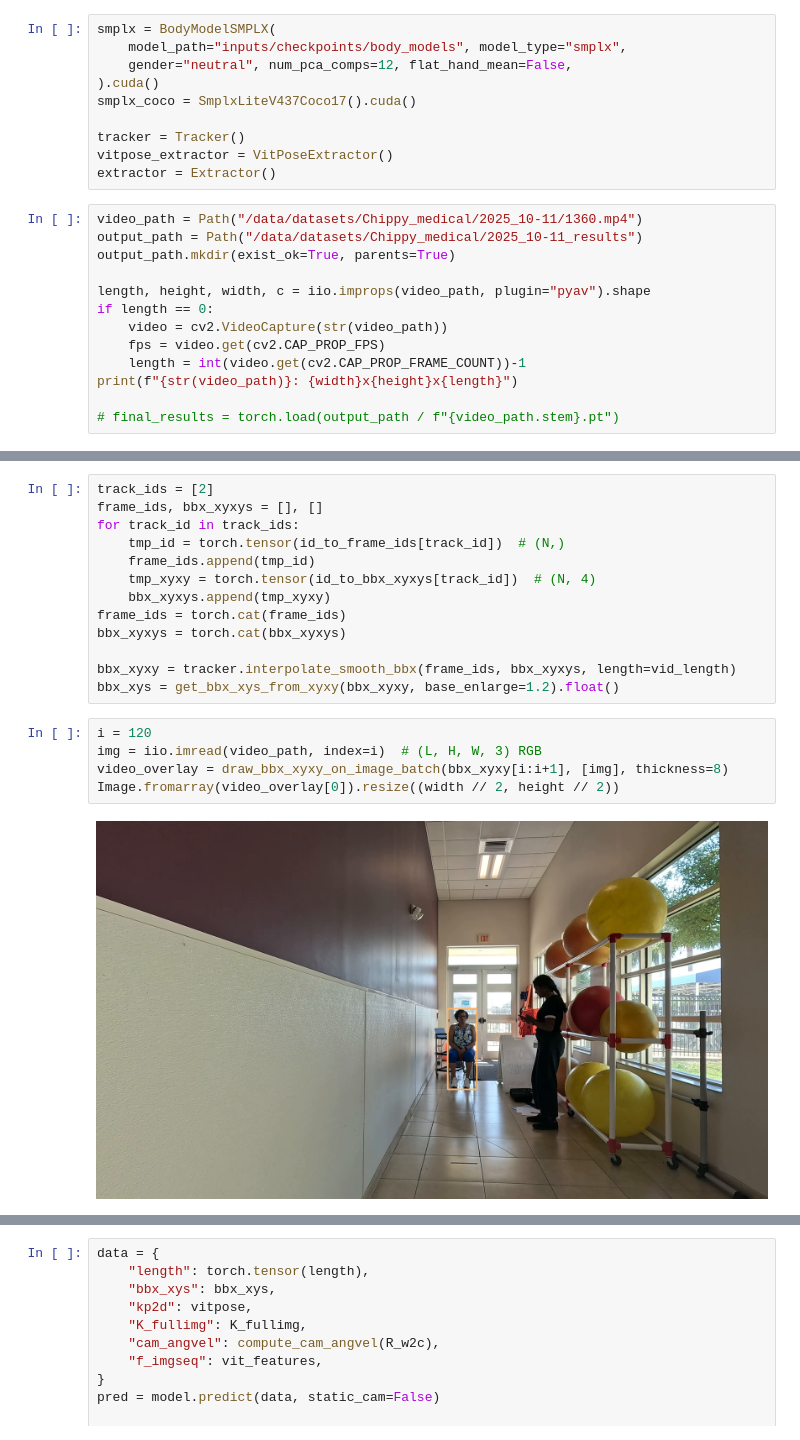
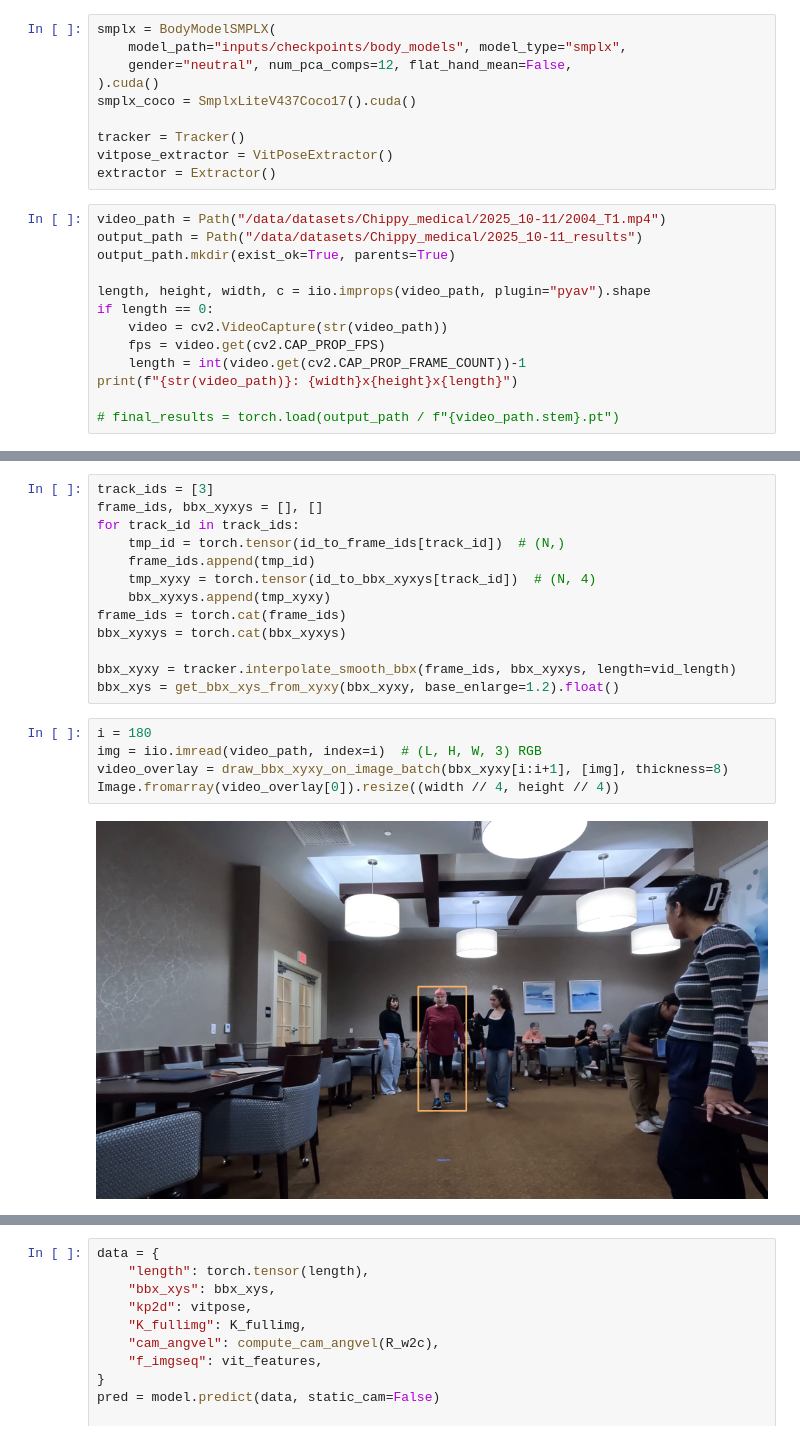
Before and after one commit to yj7082126/GVHMR, a Jupyter notebook: gait.ipynb, the cells around one changed output, grey strips where cells are left out. Cells and saved outputs as stored; diff of their text form.

```diff
--- a/gait.ipynb
+++ b/gait.ipynb
@@ -50,7 +51,7 @@ tracker = Tracker()
 vitpose_extractor = VitPoseExtractor()
 extractor = Extractor()
 # %%
-video_path = Path("/data/datasets/Chippy_medical/2025_10-11/1360.mp4")
+video_path = Path("/data/datasets/Chippy_medical/2025_10-11/2004_T1.mp4")
 output_path = Path("/data/datasets/Chippy_medical/2025_10-11_results")
 output_path.mkdir(exist_ok=True, parents=True)
 
@@ -80,5 +126,5 @@ track id 2: 2444 frames, ranges: [(0, 2443)]
 # %%
-track_ids = [2]
+track_ids = [3]
 frame_ids, bbx_xyxys = [], []
 for track_id in track_ids:
     tmp_id = torch.tensor(id_to_frame_ids[track_id])  # (N,)
@@ -91,12 +137,12 @@ bbx_xyxys = torch.cat(bbx_xyxys)
 bbx_xyxy = tracker.interpolate_smooth_bbx(frame_ids, bbx_xyxys, length=vid_length)
 bbx_xys = get_bbx_xys_from_xyxy(bbx_xyxy, base_enlarge=1.2).float()
 # %%
-i = 120
+i = 180
 img = iio.imread(video_path, index=i)  # (L, H, W, 3) RGB
 video_overlay = draw_bbx_xyxy_on_image_batch(bbx_xyxy[i:i+1], [img], thickness=8)
-Image.fromarray(video_overlay[0]).resize((width // 2, height // 2))
+Image.fromarray(video_overlay[0]).resize((width // 4, height // 4))
 # %% [output]
-[figure, old version]
+[figure, new version]
 # %%
 vitpose = vitpose_extractor.extract(str(video_path), bbx_xys) # (L, 17, 3)
 vit_features = extractor.extract_video_features(str(video_path), bbx_xys) # (L, 1024)
```
Also changed, not shown: parts of 7 cells of this notebook, 1 other file.
